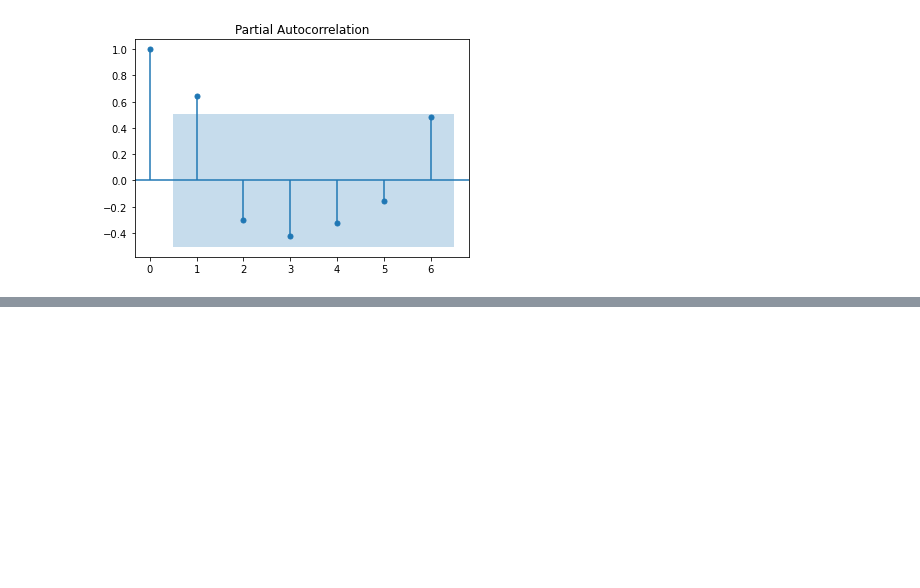
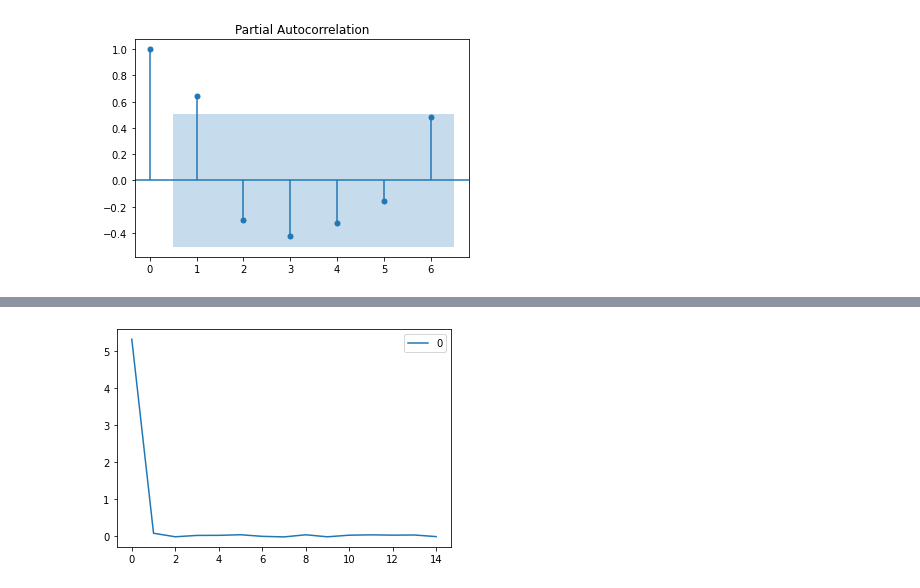
Before and after one commit to winggo12/DataAnalysis-WorldHappinessIndex, a Jupyter notebook: TimeSeries/TimeSeriesAnalysis.ipynb, the cells around one changed output, grey strips where cells are left out. Drawn from its saved outputs; the diff is of its cells as text; code cells hidden in the pictures; blank space fills up the shorter version.

Commit message:
Added ARIMA Analysis

```diff
--- a/TimeSeries/TimeSeriesAnalysis.ipynb
+++ b/TimeSeries/TimeSeriesAnalysis.ipynb
@@ -104,3 +99,9 @@ plot_pacf(avg, lags=6)
 # %% [output]
 [figure]
 [figure]
+# %%
+from statsmodels.tsa.arima.model import ARIMA
+model = ARIMA(avg, order=(5,1,0))
+model_fit = model.fit()
+# summary of fit model
+print(model_fit.summary())
@@ -106,0 +126,8 @@ plot_pacf(avg, lags=6)
+# %%
+from pandas import DataFrame
+# line plot of residuals
+residuals = DataFrame(model_fit.resid)
+residuals.plot()
+plt.show()
+# %% [output]
+[figure, added]
```
Also changed, not shown: parts of 9 cells of this notebook.
